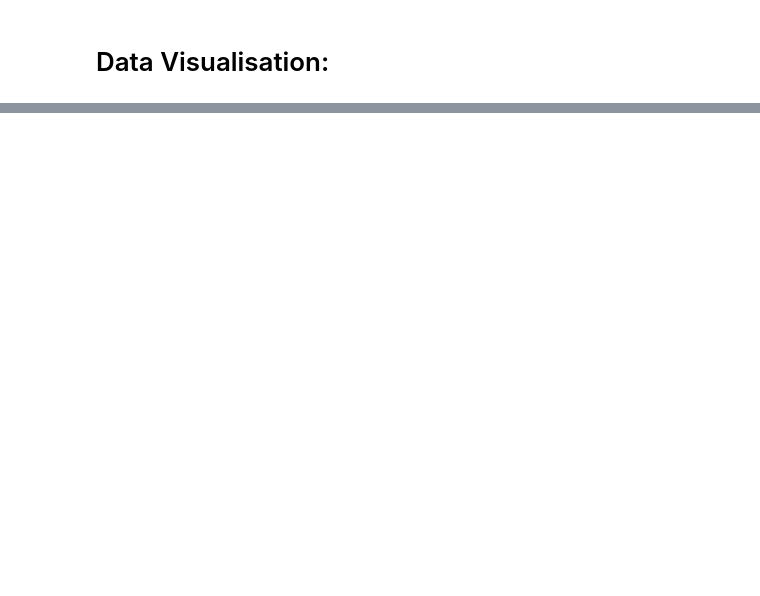
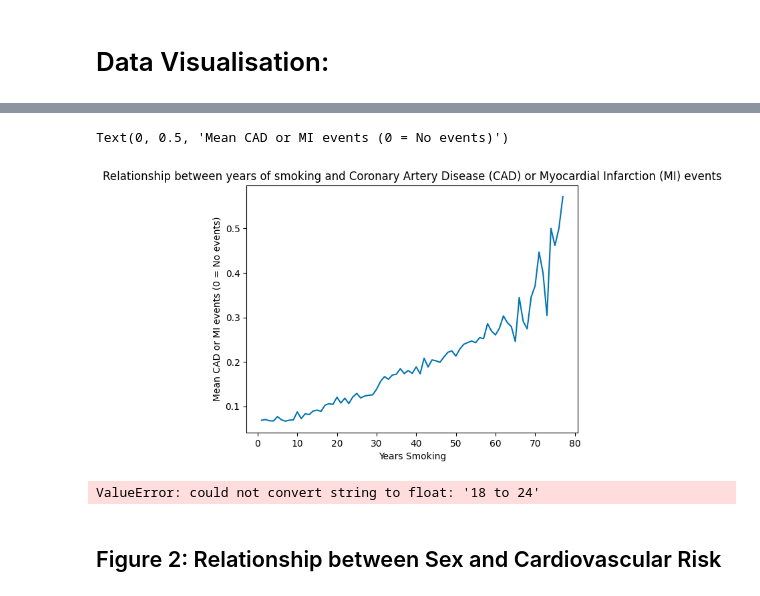
Before and after one commit to SebManley/Cardiovascular-disease-data, a Jupyter notebook: Heart_disease_data.ipynb, the cells around one changed output, grey strips where cells are left out. Drawn from its saved outputs; the diff is of its cells as text; code cells hidden in the pictures; blank space fills up the shorter version.

```diff
--- a/Heart_disease_data.ipynb
+++ b/Heart_disease_data.ipynb
@@ -422,0 +436,26 @@ mean_yes
+# %%
+years_smoking = visual_heart_df[(visual_heart_df['Years Smoking'].notna()) & (visual_heart_df['Years Smoking'] < 78)]
+
+years_proportion = years_smoking.groupby('Years Smoking')['Had CAD or MI'].mean().reset_index()
+
+plt.plot(years_proportion['Years Smoking'], years_proportion['Had CAD or MI'])
+plt.title('Relationship between years of smoking and Coronary Artery Disease (CAD) or Myocardial Infarction (MI) events')
+plt.xlabel('Years Smoking')
+plt.ylabel('Mean CAD or MI events (0 = No events)')
+# %% [output]
+Text(0, 0.5, 'Mean CAD or MI events (0 = No events)')
+[figure, added]
+# %%
+age_proportion = visual_heart_df.groupby('Age Category')['Had CAD or MI'].mean().reset_index()
+
+correlation = age_proportion['Age Category'].corr(age_proportion['Had CAD or MI'])
+
+# plt.figure(figsize=(15, 15))
+# plt.plot(age_proportion['Age Category'], age_proportion['Had CAD or MI'])
+# plt.title('Relationship between age and Coronary Artery Disease (CAD) or Myocardial Infarction (MI) events')
+# plt.xlabel('Age Categories')
+# plt.ylabel('Mean CAD or MI events (0 = No events)')
+# %% [output]
+ValueError: could not convert string to float: '18 to 24'
+# %% [markdown]
+## Figure 2: Relationship between Sex and Cardiovascular Risk
```
Also changed, not shown: parts of 11 cells of this notebook.
